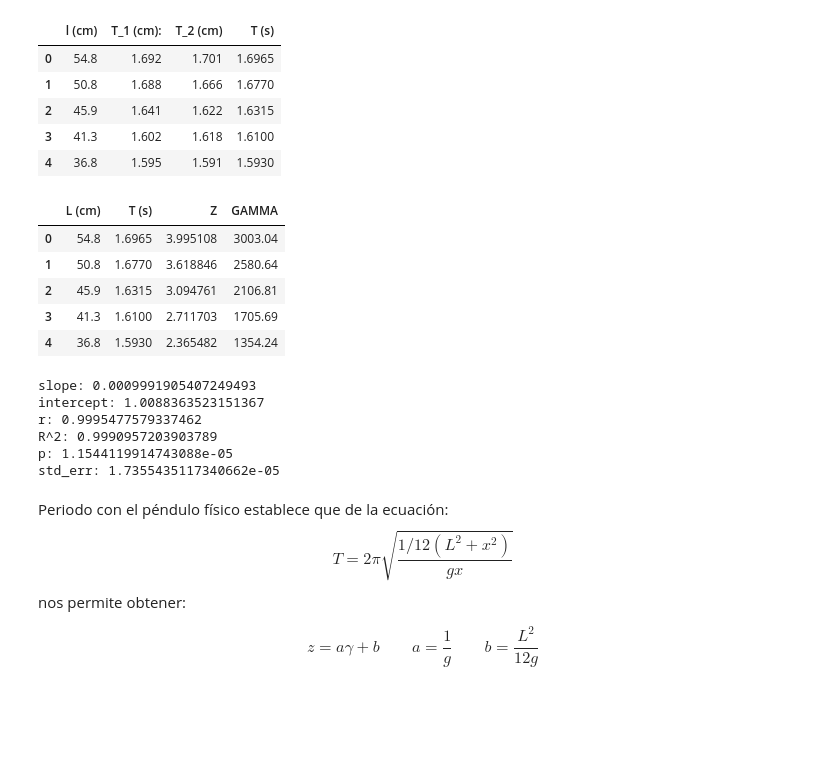
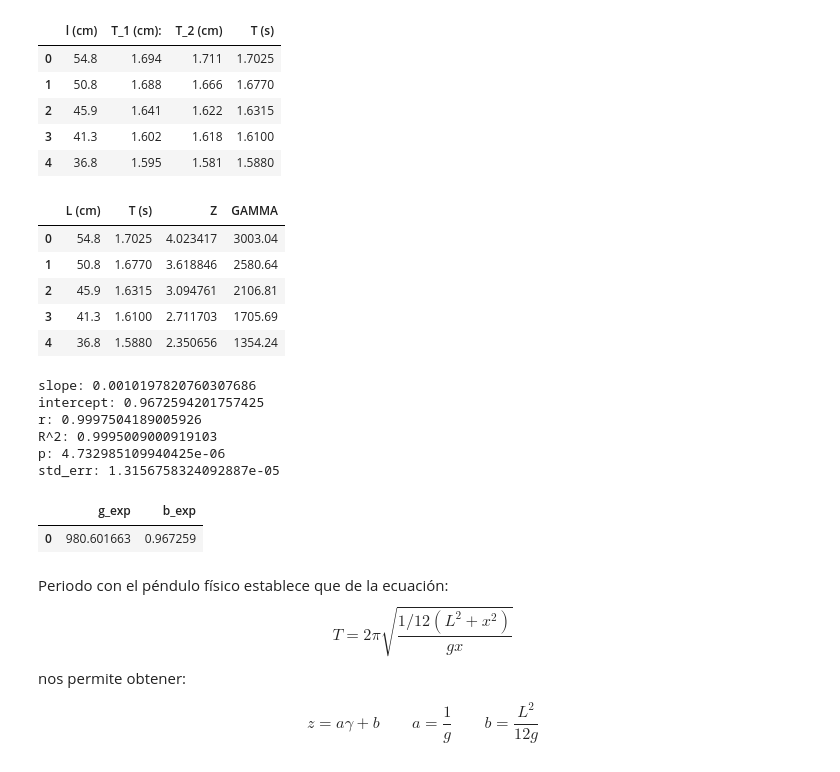
Before and after one commit to Juaan00/Laboratorios_mecanica_FEM, a Jupyter notebook: pendulo_2/tabla.ipynb, the cells around one changed output. Cells and saved outputs as stored; diff of their text form; code cells hidden in the pictures; blank space fills up the shorter version.

```diff
--- a/pendulo_2/tabla.ipynb
+++ b/pendulo_2/tabla.ipynb
@@ -6,33 +6,33 @@ from scipy.optimize import curve_fit
 from scipy import stats
 # %%
 l= np.array([54.8,50.8,45.9,41.3,36.8])
-t_1 = np.array([16.92,16.88,16.41,16.02,15.95])
-t_2 = np.array([17.01,16.66,16.22,16.18,15.91])
+t_1 = np.array([16.94,16.88,16.41,16.02,15.95])
+t_2 = np.array([17.11,16.66,16.22,16.18,15.81])
 t_1_periodo = np.array([t_1[i]/10 for i in range(len(t_1))])
 t_2_periodo = np.array([t_2[i]/10 for i in range(len(t_2))])
 g = 980
 l_total = 111.2
 angulo = 8
 
 def promedio(x,y):
     return (x+y)/2
 
 t_prom = np.array([promedio(t_1_periodo[i],t_2_periodo[i]) for i in range(len(t_1))])
 
 tabla_1 = pd.DataFrame({
     'l (cm)': l,
     'T_1 (cm):': t_1_periodo,
     'T_2 (cm)': t_2_periodo,
     'T (s)': t_prom
 })
 tabla_1
 # %% [output]
 |  | l (cm) | T_1 (cm): | T_2 (cm) | T (s) |
-| 0 | 54.8 | 1.692 | 1.701 | 1.6965 |
+| 0 | 54.8 | 1.694 | 1.711 | 1.7025 |
 | 1 | 50.8 | 1.688 | 1.666 | 1.6770 |
 | 2 | 45.9 | 1.641 | 1.622 | 1.6315 |
 | 3 | 41.3 | 1.602 | 1.618 | 1.6100 |
-| 4 | 36.8 | 1.595 | 1.591 | 1.5930 |
+| 4 | 36.8 | 1.595 | 1.581 | 1.5880 |
 # %%
 def gamma(x):
     return x**2
@@ -47,11 +47,11 @@ tabla_2 = pd.DataFrame({'L (cm)': l, 'T (s)': t_prom, 'Z': Z, 'GAMMA': GAMMA})
 tabla_2
 # %% [output]
 |  | L (cm) | T (s) | Z | GAMMA |
-| 0 | 54.8 | 1.6965 | 3.995108 | 3003.04 |
+| 0 | 54.8 | 1.7025 | 4.023417 | 3003.04 |
 | 1 | 50.8 | 1.6770 | 3.618846 | 2580.64 |
 | 2 | 45.9 | 1.6315 | 3.094761 | 2106.81 |
 | 3 | 41.3 | 1.6100 | 2.711703 | 1705.69 |
-| 4 | 36.8 | 1.5930 | 2.365482 | 1354.24 |
+| 4 | 36.8 | 1.5880 | 2.350656 | 1354.24 |
 # %%
 def regresion_1(t,gamma):
   slope, intercept, r, p, std_err = stats.linregress(t,gamma)
@@ -72,12 +72,25 @@ def regresion_1(t,gamma):
 # %%
 R = regresion_1(GAMMA,Z)
 # %% [output]
-slope: 0.0009991905407249493
-intercept: 1.0088363523151367
-r: 0.9995477579337462
-R^2: 0.9990957203903789
-p: 1.1544119914743088e-05
-std_err: 1.7355435117340662e-05
+slope: 0.0010197820760307686
+intercept: 0.9672594201757425
+r: 0.9997504189005926
+R^2: 0.9995009000919103
+p: 4.732985109940425e-06
+std_err: 1.3156758324092887e-05
+# %%
+#Datos experimentales
+g_e = 1/0.0010197820760307686
+b_e = 0.9672594201757425
+
+valores_tabla_2 = pd.DataFrame({
+    'g_exp': [g_e],
+    'b_exp': [b_e]
+})
+valores_tabla_2
+# %% [output]
+|  | g_exp | b_exp |
+| 0 | 980.601663 | 0.967259 |
 # %% [markdown]
 Periodo con el péndulo físico establece que de la ecuación:
 $$
```
Also changed, not shown: parts of 5 cells of this notebook, 1 other file.
